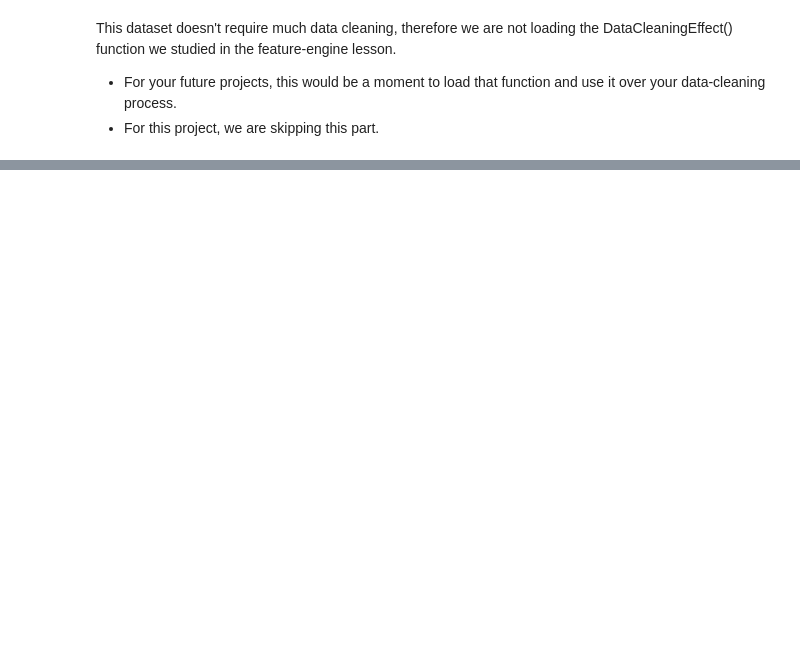
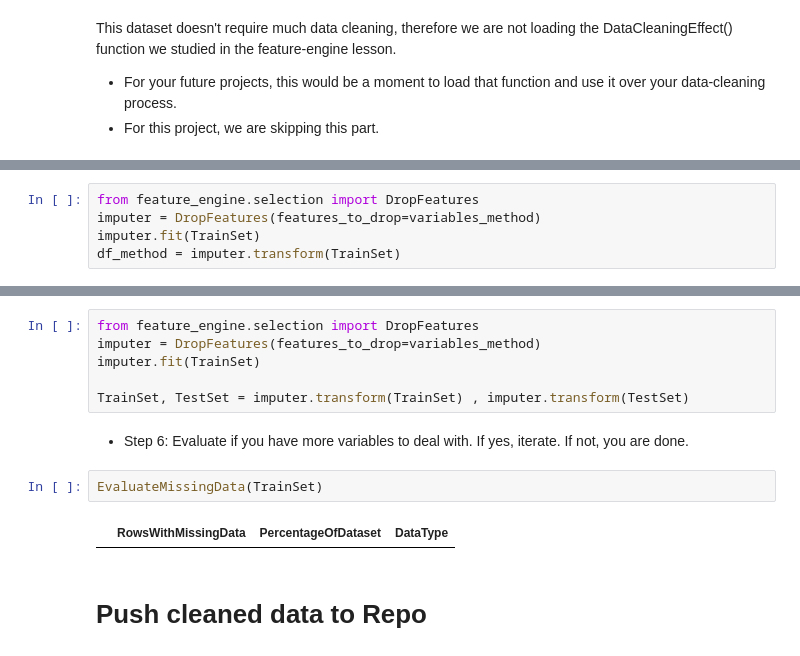
Before and after one commit to JohnStuartPhil/p5test, a Jupyter notebook: jupyter_notebooks/03 - DataCleaning.ipynb, the cells around one changed output, grey strips where cells are left out. Drawn from its saved outputs; the diff is of its cells as text; blank space fills up the shorter version.

```diff
--- a/jupyter_notebooks/03 - DataCleaning.ipynb
+++ b/jupyter_notebooks/03 - DataCleaning.ipynb
@@ -232,0 +295,5 @@ This dataset doesn't require much data cleaning, therefore we are not loading th
+# %%
+from feature_engine.selection import DropFeatures
+imputer = DropFeatures(features_to_drop=variables_method)
+imputer.fit(TrainSet)
+df_method = imputer.transform(TrainSet)
@@ -232,0 +307,14 @@ This dataset doesn't require much data cleaning, therefore we are not loading th
+# %%
+from feature_engine.selection import DropFeatures
+imputer = DropFeatures(features_to_drop=variables_method)
+imputer.fit(TrainSet)
+
+TrainSet, TestSet = imputer.transform(TrainSet) , imputer.transform(TestSet)
+# %% [markdown]
+* Step 6: Evaluate if you have more variables to deal with. If yes, iterate. If not, you are done.
+# %%
+EvaluateMissingData(TrainSet)
+# %% [output]
+|  | RowsWithMissingData | PercentageOfDataset | DataType |
+# %% [markdown]
+# Push cleaned data to Repo
```
Also changed, not shown: parts of 20 cells of this notebook, 5 other files.
